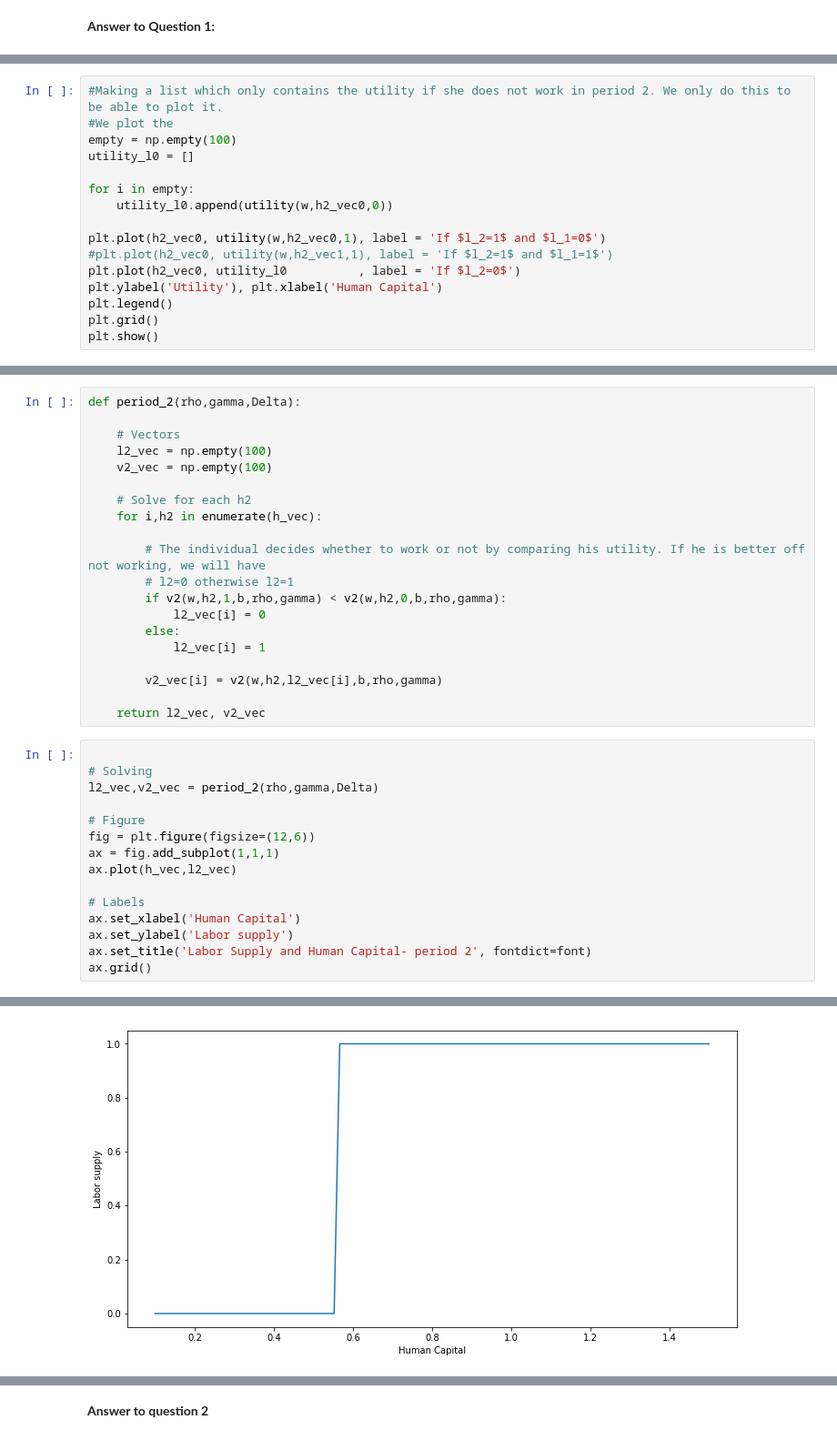
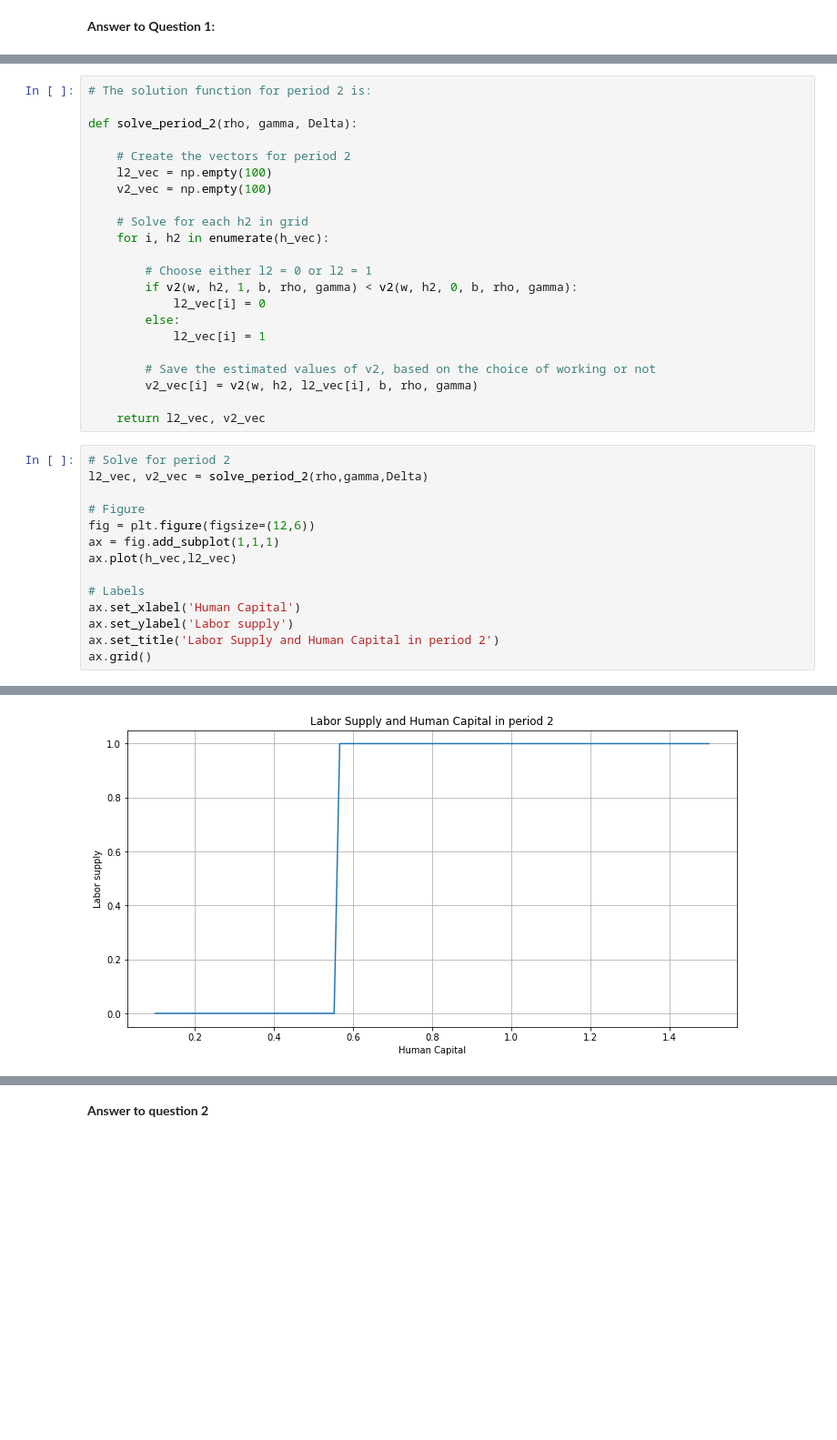
Before and after one commit to NumEconCopenhagen/projects-2019-bcg, a Jupyter notebook: examproject/exam_2019.ipynb, the cells around one changed output, grey strips where cells are left out. Shown at 91% size. Cells and saved outputs as stored; diff of their text form; blank space fills up the shorter version.

```diff
--- a/examproject/exam_2019.ipynb
+++ b/examproject/exam_2019.ipynb
@@ -127,16 +109,0 @@ h2_vec0 = h_vec + 0 + Delta*0.5
-# %%
-#Making a list which only contains the utility if she does not work in period 2. We only do this to be able to plot it.
-#We plot the
-empty = np.empty(100)
-utility_l0 = []
-
-for i in empty:
-    utility_l0.append(utility(w,h2_vec0,0))
-
-plt.plot(h2_vec0, utility(w,h2_vec0,1), label = 'If $l_2=1$ and $l_1=0$')
-#plt.plot(h2_vec0, utility(w,h2_vec1,1), label = 'If $l_2=1$ and $l_1=1$')
-plt.plot(h2_vec0, utility_l0          , label = 'If $l_2=0$')
-plt.ylabel('Utility'), plt.xlabel('Human Capital')
-plt.legend()
-plt.grid()
-plt.show()
@@ -178,27 +145,28 @@ def v1(h1,l1,v2_interp,Delta,w,b,rho,gamma,beta):
 # %%
-def period_2(rho,gamma,Delta):
+# The solution function for period 2 is:
 
-    # Vectors
+def solve_period_2(rho, gamma, Delta):
+
+    # Create the vectors for period 2
     l2_vec = np.empty(100)
     v2_vec = np.empty(100)
 
-    # Solve for each h2
-    for i,h2 in enumerate(h_vec):
+    # Solve for each h2 in grid
+    for i, h2 in enumerate(h_vec):
 
-        # The individual decides whether to work or not by comparing his utility. If he is better off not working, we will have
-        # l2=0 otherwise l2=1
-        if v2(w,h2,1,b,rho,gamma) < v2(w,h2,0,b,rho,gamma):
+        # Choose either l2 = 0 or l2 = 1
+        if v2(w, h2, 1, b, rho, gamma) < v2(w, h2, 0, b, rho, gamma):
             l2_vec[i] = 0
         else:
             l2_vec[i] = 1
 
-        v2_vec[i] = v2(w,h2,l2_vec[i],b,rho,gamma)
+        # Save the estimated values of v2, based on the choice of working or not
+        v2_vec[i] = v2(w, h2, l2_vec[i], b, rho, gamma)
 
     return l2_vec, v2_vec
 # %%
-
-# Solving
-l2_vec,v2_vec = period_2(rho,gamma,Delta)
+# Solve for period 2
+l2_vec, v2_vec = solve_period_2(rho,gamma,Delta)
 
 # Figure
 fig = plt.figure(figsize=(12,6))
@@ -208,6 +176,6 @@ ax.plot(h_vec,l2_vec)
 # Labels
 ax.set_xlabel('Human Capital')
 ax.set_ylabel('Labor supply')
-ax.set_title('Labor Supply and Human Capital- period 2', fontdict=font)
+ax.set_title('Labor Supply and Human Capital in period 2')
 ax.grid()
 # %% [output]
@@ -215,2 +182,2 @@ NameError: name 'font' is not defined
-[figure, old version]
+[figure, new version]
 # %% [markdown]
```
Also changed, not shown: parts of 33 cells of this notebook.
